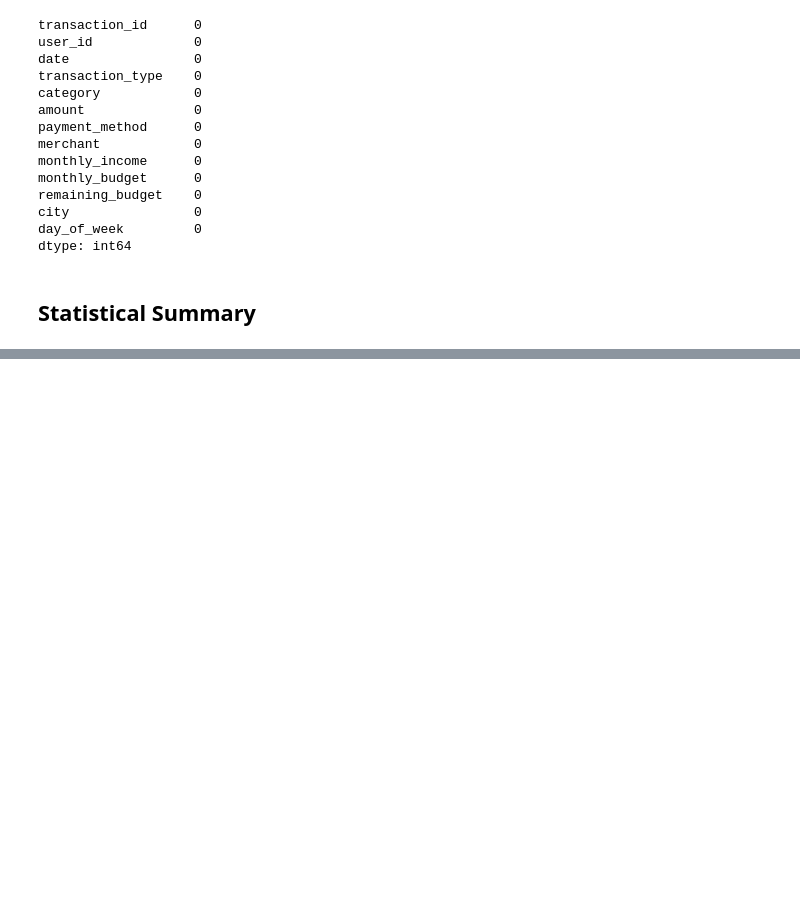
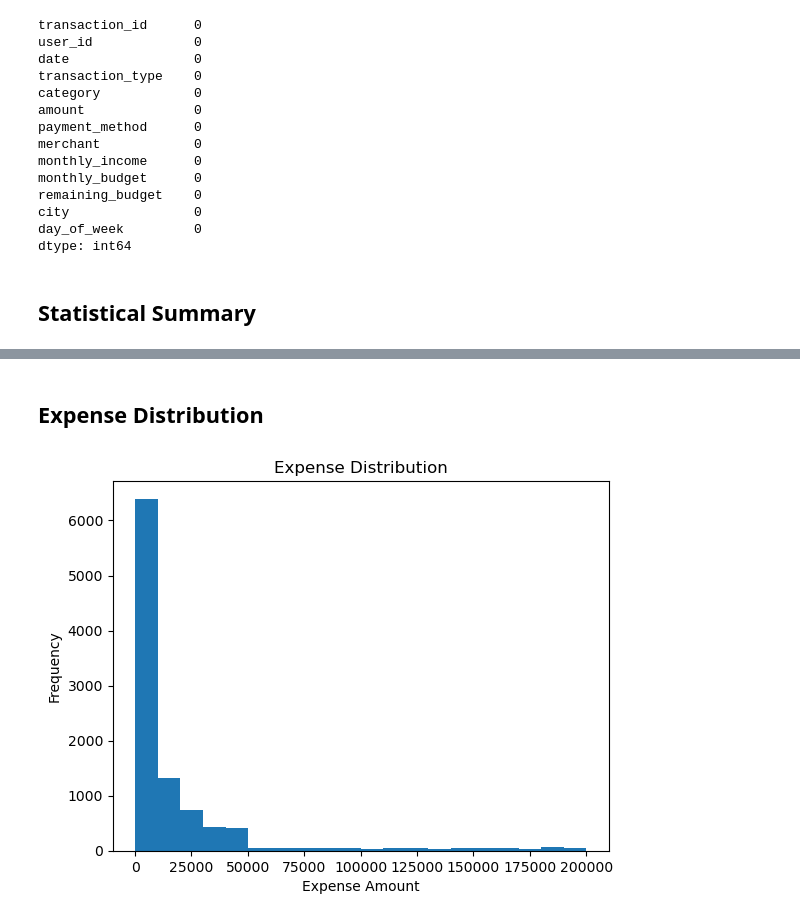
Before and after one commit to infi-karthik14/Budgeting_App, a Jupyter notebook: python_ml/notebooks/expense_analysis.ipynb, the cells around one changed output, grey strips where cells are left out. Saved outputs shown, nothing was run; the diff lists cells and outputs as text; code cells hidden in the pictures; blank space fills up the shorter version.

```diff
--- a/python_ml/notebooks/expense_analysis.ipynb
+++ b/python_ml/notebooks/expense_analysis.ipynb
@@ -72,0 +143,12 @@ NameError: name 'describe' is not defined
+# %% [markdown]
+## Expense Distribution
+# %%
+plt.hist(df["amount"], bins=20)
+
+plt.title("Expense Distribution")
+plt.xlabel("Expense Amount")
+plt.ylabel("Frequency")
+
+plt.show()
+# %% [output]
+[figure, added]
```
Also changed, not shown: parts of 13 cells of this notebook, 4 other files.
